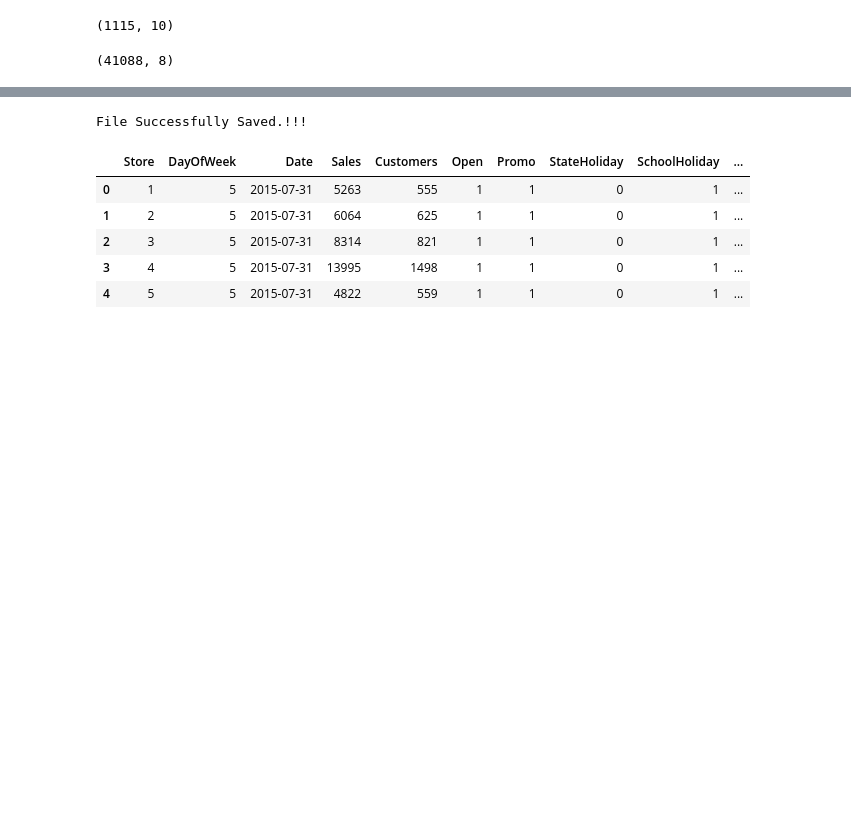
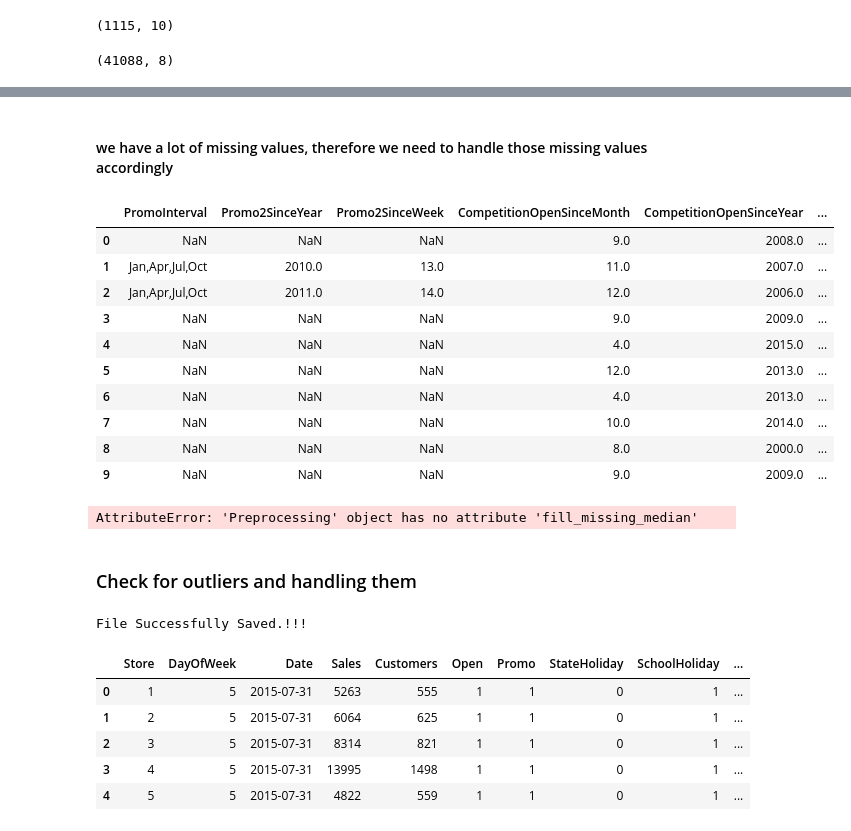
Before and after one commit to YohansSamuel/pharmaceutical_sales_prediction, a Jupyter notebook: notebooks/EDA.ipynb, the cells around one changed output, grey strips where cells are left out. Drawn from its saved outputs; the diff is of its cells as text; code cells hidden in the pictures; blank space fills up the shorter version.

Commit message:
filling missing values

```diff
--- a/notebooks/EDA.ipynb
+++ b/notebooks/EDA.ipynb
@@ -143,0 +262,25 @@ joined_test_df = pd.merge(test_df, store_df, how = 'left', on = 'Store')
+# %% [markdown]
+#### we have a lot of missing values, therefore we need to handle those missing values accordingly
+# %%
+missing_df = joined_train_df[['PromoInterval', 'Promo2SinceYear', 'Promo2SinceWeek', 'CompetitionOpenSinceMonth', 'CompetitionOpenSinceYear', 'CompetitionDistance', 'Open']]
+missing_df.head(10)
+# %% [output]
+|  | PromoInterval | Promo2SinceYear | Promo2SinceWeek | CompetitionOpenSinceMonth | CompetitionOpenSinceYear | ... |
+| 0 | NaN | NaN | NaN | 9.0 | 2008.0 | ... |
+| 1 | Jan,Apr,Jul,Oct | 2010.0 | 13.0 | 11.0 | 2007.0 | ... |
+| 2 | Jan,Apr,Jul,Oct | 2011.0 | 14.0 | 12.0 | 2006.0 | ... |
+| 3 | NaN | NaN | NaN | 9.0 | 2009.0 | ... |
+| 4 | NaN | NaN | NaN | 4.0 | 2015.0 | ... |
+| 5 | NaN | NaN | NaN | 12.0 | 2013.0 | ... |
+| 6 | NaN | NaN | NaN | 4.0 | 2013.0 | ... |
+| 7 | NaN | NaN | NaN | 10.0 | 2014.0 | ... |
+| 8 | NaN | NaN | NaN | 8.0 | 2000.0 | ... |
+| 9 | NaN | NaN | NaN | 9.0 | 2009.0 | ... |
+# %%
+
+
+miss_1 = ['Promo2SinceYear', 'Promo2SinceWeek', 'CompetitionOpenSinceMonth', 'CompetitionOpenSinceYear', 'CompetitionDistance']
+joined_train_df = preprocess.fill_missing_median(joined_train_df, miss_1)
+joined_test_df = preprocess.fill_missing_median(joined_test_df, miss_1)
+# %% [output]
+AttributeError: 'Preprocessing' object has no attribute 'fill_missing_median'
@@ -144,3 +297,5 @@ joined_test_df = pd.merge(test_df, store_df, how = 'left', on = 'Store')
+# %% [markdown]
+### Check for outliers and handling them
 # %%
 # write the joined train dataframe into a csv
 preprocess.save_csv(joined_train_df,"../data/joined_train.csv")
```
Also changed, not shown: parts of 13 cells of this notebook, 1 other file.
